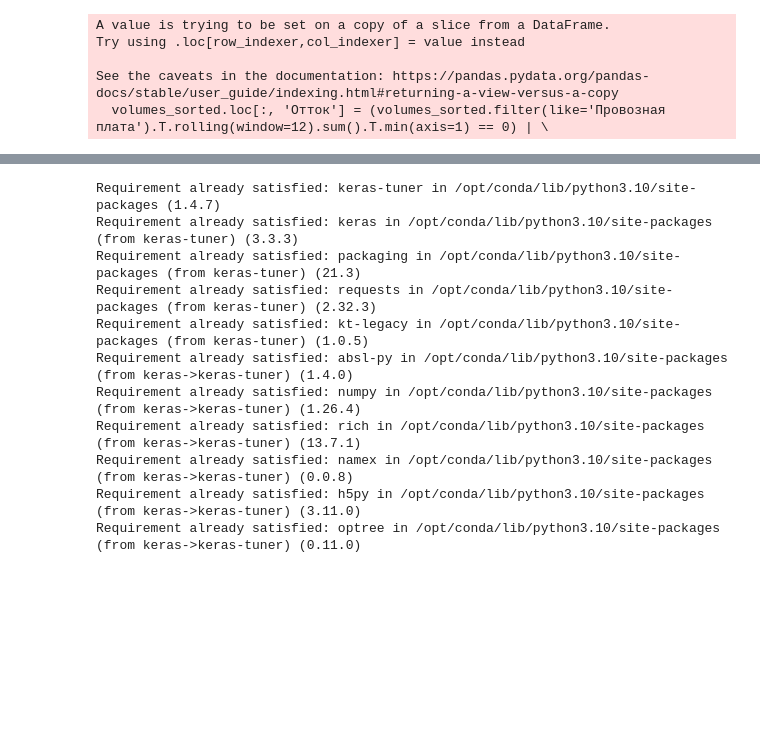
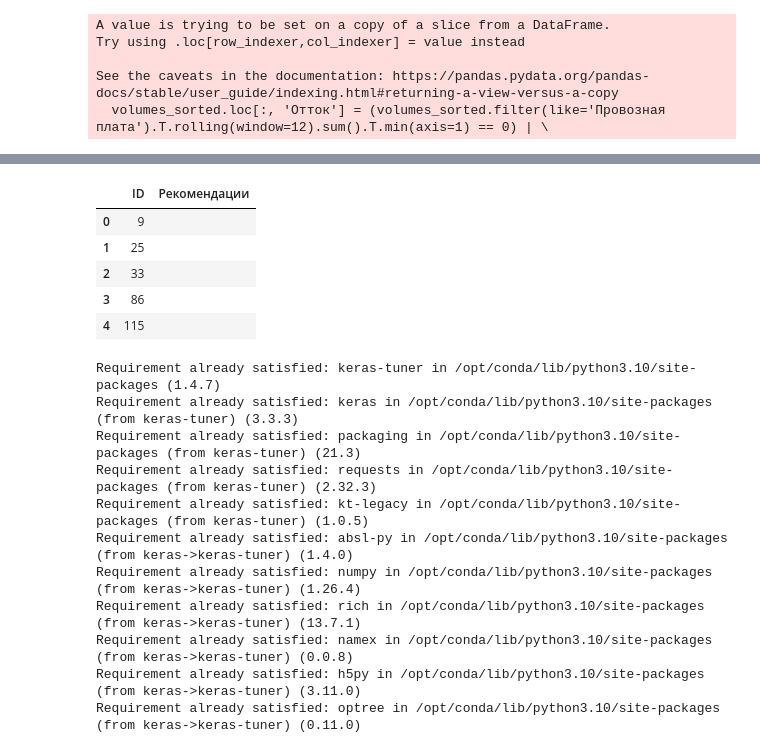
Before and after one commit to CTpeJLok/hackathon-cp, a Jupyter notebook: ml/1_6_month_base.ipynb, the cells around one changed output, grey strips where cells are left out. Drawn from its saved outputs; the diff is of its cells as text; code cells hidden in the pictures; blank space fills up the shorter version.

```diff
--- a/ml/1_6_month_base.ipynb
+++ b/ml/1_6_month_base.ipynb
@@ -137,3 +171,42 @@ See the caveats in the documentation: https://pandas.pydata.org/pandas-docs/stab
+# %%
+# Шаг 1: Соединяем recent_matches_in_interests с sorted_volumes по ID
+merged_data = pd.merge(volumes_sorted, recent_matches_in_interests, on='ID', how='left')
+
+# Шаг 2: Инициализируем новый столбец для рекомендаций
+merged_data['Рекомендации'] = ''
+
+# Шаг 3: Логика добавления рекомендаций
+for i, row in merged_data.iterrows():
+    # Проверка для 2024/06
+    if row['Дата'] == '2024/06':
+        # Выбираем столбцы, содержащие '2024/6', '2024/7' и '2024/8'
+        relevant_columns = merged_data.filter(regex='2024/6|2024/7|2024/8').columns
+        if (row[relevant_columns] == 0).all():
+            merged_data.at[i, 'Рекомендации'] = row['Ссылка (служебное поле для вывода на экран прочих реквизитов объекта)']
+
+    # Проверка для 2024/07
+    elif row['Дата'] == '2024/07':
+        # Выбираем столбцы, содержащие '2024/7' и '2024/8'
+        relevant_columns = merged_data.filter(regex='2024/7|2024/8').columns
+        if (row[relevant_columns] == 0).all():
+            merged_data.at[i, 'Рекомендации'] = row['Ссылка (служебное поле для вывода на экран прочих реквизитов объекта)']
+
+    # Проверка для 2024/08
+    elif row['Дата'] == '2024/08':
+        # Выбираем столбцы, содержащие '2024/8'
+        relevant_columns = merged_data.filter(regex='2024/8').columns
+        if (row[relevant_columns] == 0).all():
+            merged_data.at[i, 'Рекомендации'] = row['Ссылка (служебное поле для вывода на экран прочих реквизитов объекта)']
+
+# Результат
+merged_data[['ID', 'Рекомендации'] + list(relevant_columns)].head()
+# %% [output]
+|  | ID | Рекомендации |
+| 0 | 9 |  |
+| 1 | 25 |  |
+| 2 | 33 |  |
+| 3 | 86 |  |
+| 4 | 115 |  |
 # %%
 !pip install keras-tuner
 # %% [output]
```
Also changed, not shown: parts of 4 cells of this notebook.
